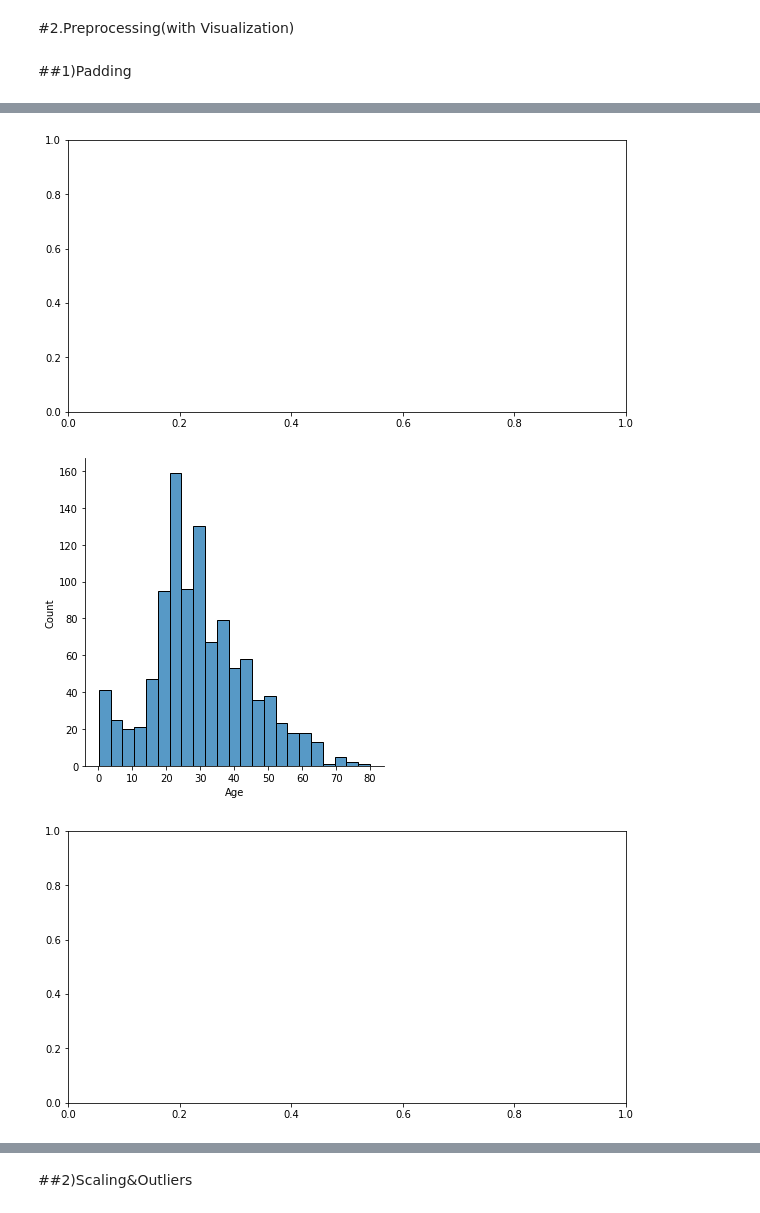
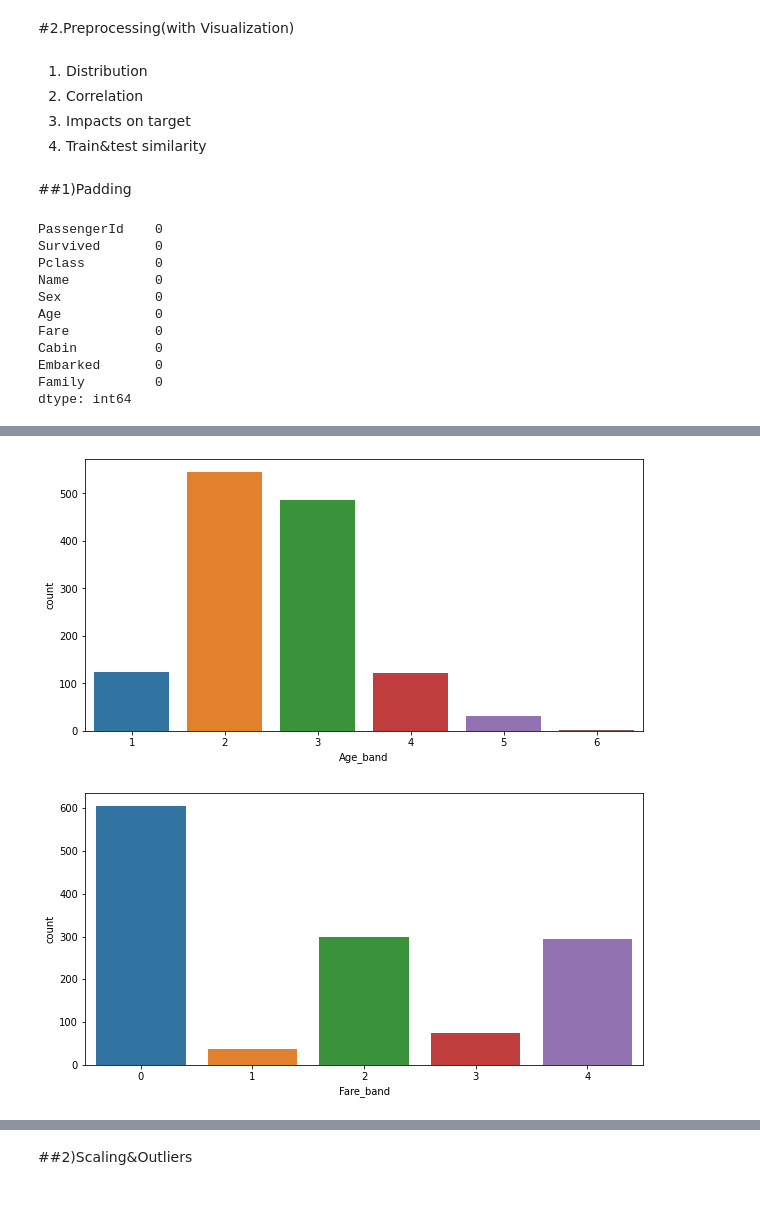
Before and after one commit to DongjunYou/21_1Q_Army, a Jupyter notebook: Titanic_Prototype.ipynb, the cells around one changed output, grey strips where cells are left out. Saved outputs shown, nothing was run; the diff lists cells and outputs as text; code cells hidden in the pictures.

```diff
--- a/Titanic_Prototype.ipynb
+++ b/Titanic_Prototype.ipynb
@@ -159,5 +167,10 @@ df.head(3)
 # %% [markdown]
 #2.Preprocessing(with Visualization)
+# %% [markdown]
+1. Distribution
+2. Correlation
+3. Impacts on target
+4. Train&test similarity
 # %% [markdown]
 ##1)Padding
 # %%
@@ -176,8 +185,39 @@ def dist_plot(dataframe, feature1, feature2=None):
+# %%
+df.loc[(df.Age.isnull())&(df.Name=='Mr'),'Age']=40 #Another way to load series object #inside []are all true
+df.loc[(df.Age.isnull())&(df.Name=='Mrs'),'Age']=40
+df.loc[(df.Age.isnull())&(df.Name=='Miss'),'Age']=20
+df.loc[(df.Age.isnull())&(df.Name=='Master'),'Age']=5
+df.isna().sum()
+# %% [output]
+PassengerId    0
+Survived       0
+Pclass         0
+Name           0
+Sex            0
+Age            0
+Fare           0
+Cabin          0
+Embarked       0
+Family         0
+dtype: int64
+# %%
+df['Age_band']=0 #for float data in classification
+df.loc[df.Age<=15, 'Age_band']=1
+df.loc[(df.Age>15)&(df.Age<=30), 'Age_band']=2
+df.loc[(df.Age>30)&(df.Age<=45), 'Age_band']=3
+df.loc[(df.Age>45)&(df.Age<=60), 'Age_band']=4
+df.loc[(df.Age>60)&(df.Age<=75), 'Age_band']=5
+df.loc[(df.Age>75)&(df.Age<=90), 'Age_band']=6
+# %%
+df['Fare_band']=0 #by describe method
+df.loc[df.Fare<=7, 'Fare_band']=1
+df.loc[(df.Fare>14)&(df.Fare<=28), 'Fare_band']=2
+df.loc[(df.Fare>28)&(df.Fare<=35), 'Fare_band']=3
+df.loc[(df.Fare>35), 'Fare_band']=4
+# %%
+df_pre=df_corr=df.drop(['Name','Age','Fare','PassengerId'], axis=1, inplace=False)
 # %%
-features_int=df.columns.drop(labels=['Name','Age','Fare']).values #columns is dataframe, so make it into ndarray #when simply writing is unwanted, try finding the parameter
-features_float=['Age','Fare']
-for feature in features_int:
-  count_plot(df, feature)
-for feature in features_float:
-  dist_plot(df, feature)
+features=df_pre.columns.values #columns is dataframe, so make it into ndarray #when simply writing is unwanted, try finding the parameter
+for feature in features:
+  count_plot(df_pre, feature)
 # %% [output]
@@ -185,8 +225,7 @@ for feature in features_float:
 [figure]
 [figure]
 [figure]
 [figure]
 [figure]
-[figure, old version]
+[figure, new version]
-[figure, old version]
+[figure, new version]
-[figure, removed]
```
Also changed, not shown: parts of 26 cells of this notebook.
